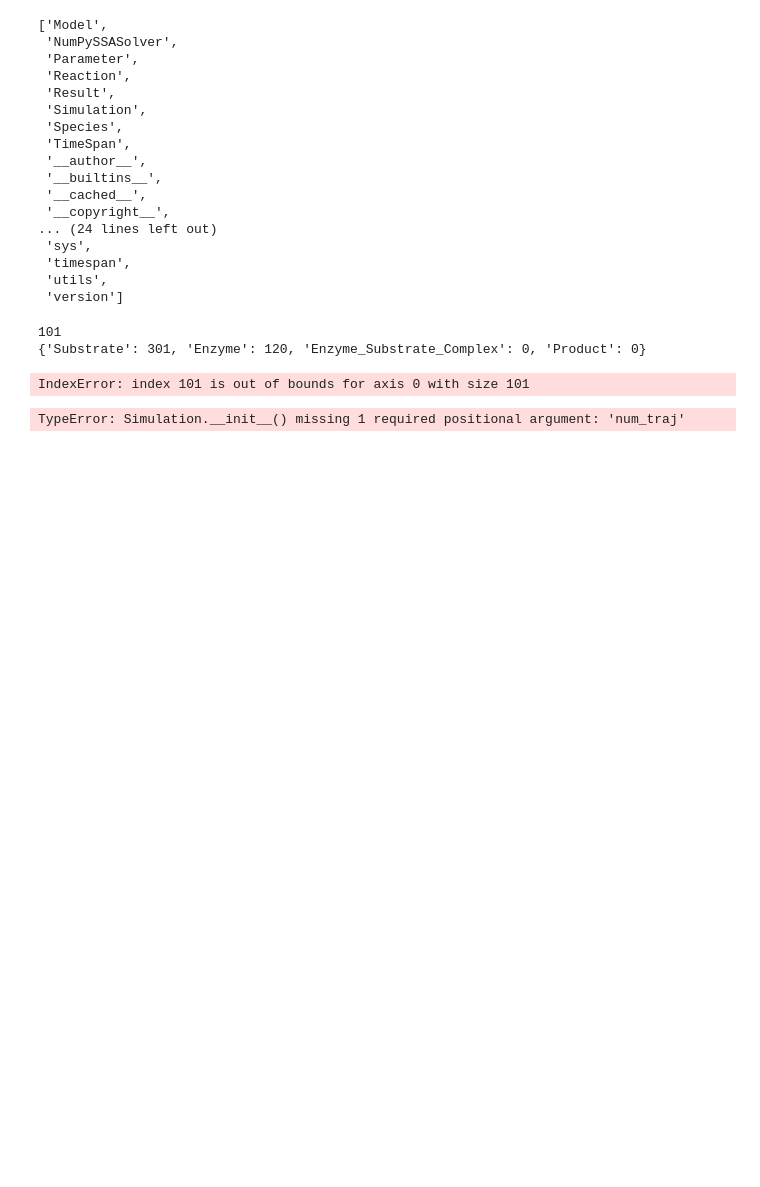
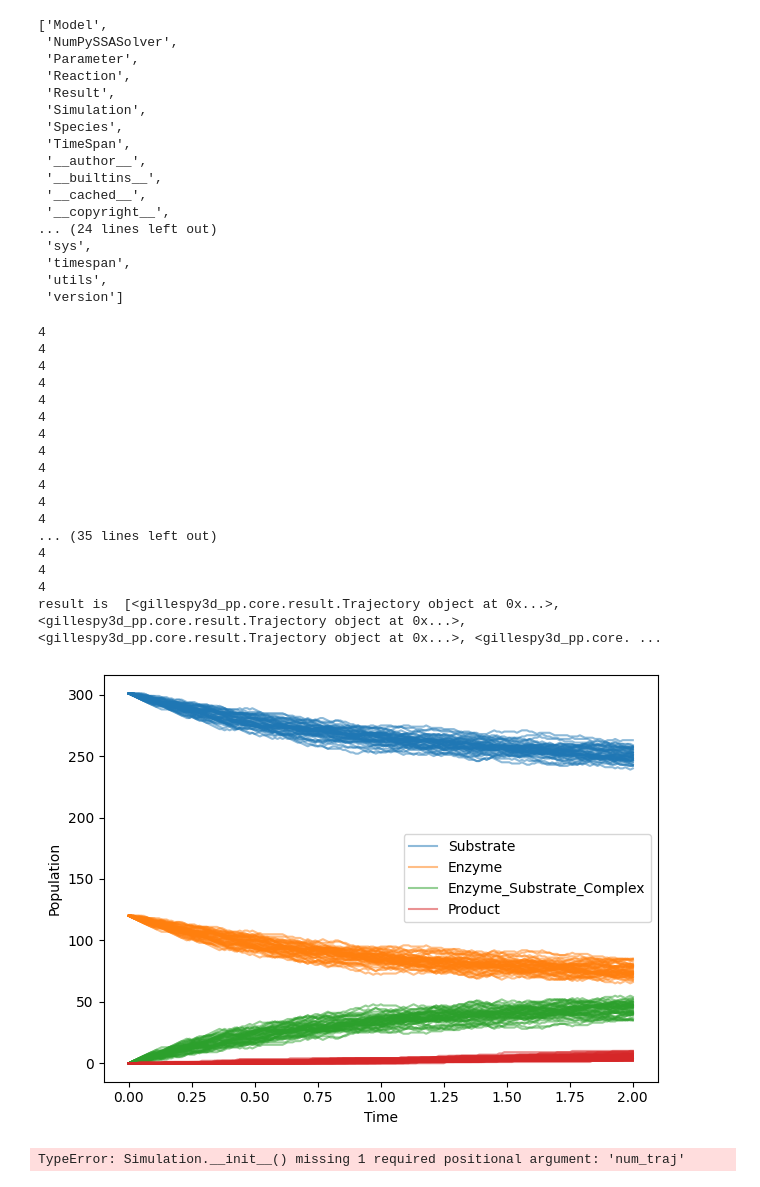
Before and after one commit to GillesPy3D/GillesPy3D, a Jupyter notebook: simulation_lib/reference/NonSpatial-Michaelis_Menten.ipynb, the cells around one changed output. Drawn from its saved outputs; the diff is of its cells as text; code cells hidden in the pictures; blank space fills up the shorter version.

Commit message:
added plotting and some result fixes

```diff
--- a/simulation_lib/reference/NonSpatial-Michaelis_Menten.ipynb
+++ b/simulation_lib/reference/NonSpatial-Michaelis_Menten.ipynb
@@ -102,13 +105,28 @@ dir(gillespy2)
  'version']
 # %%
 # The GillesPy3 way to run GillesPy3D
-result = model.run(end_t=10,num_traj=10,dt=.1)
+result = model.run(end_t=2,number_of_trajectories=50,dt=.01)
 print("result is ",result)
 result.plot()
 # %% [output]
-101
-{'Substrate': 301, 'Enzyme': 120, 'Enzyme_Substrate_Complex': 0, 'Product': 0}
+4
+4
+4
+4
+4
+4
+4
+4
+4
+4
+4
+4
+... (35 lines left out)
+4
+4
+4
+result is  [<gillespy3d_pp.core.result.Trajectory object at 0x...>, <gillespy3d_pp.core.result.Trajectory object at 0x...>, <gillespy3d_pp.core.result.Trajectory object at 0x...>, <gillespy3d_pp.core. ...
-IndexError: index 101 is out of bounds for axis 0 with size 101
+[figure, added]
 # %%
 # the other way to run GillesPy3Dimport matplotlib.pyplot as plt
 sim = gillespy2.Simulation(model, "SSA")
```
Also changed, not shown: parts of 1 cell of this notebook, 3 other files.
